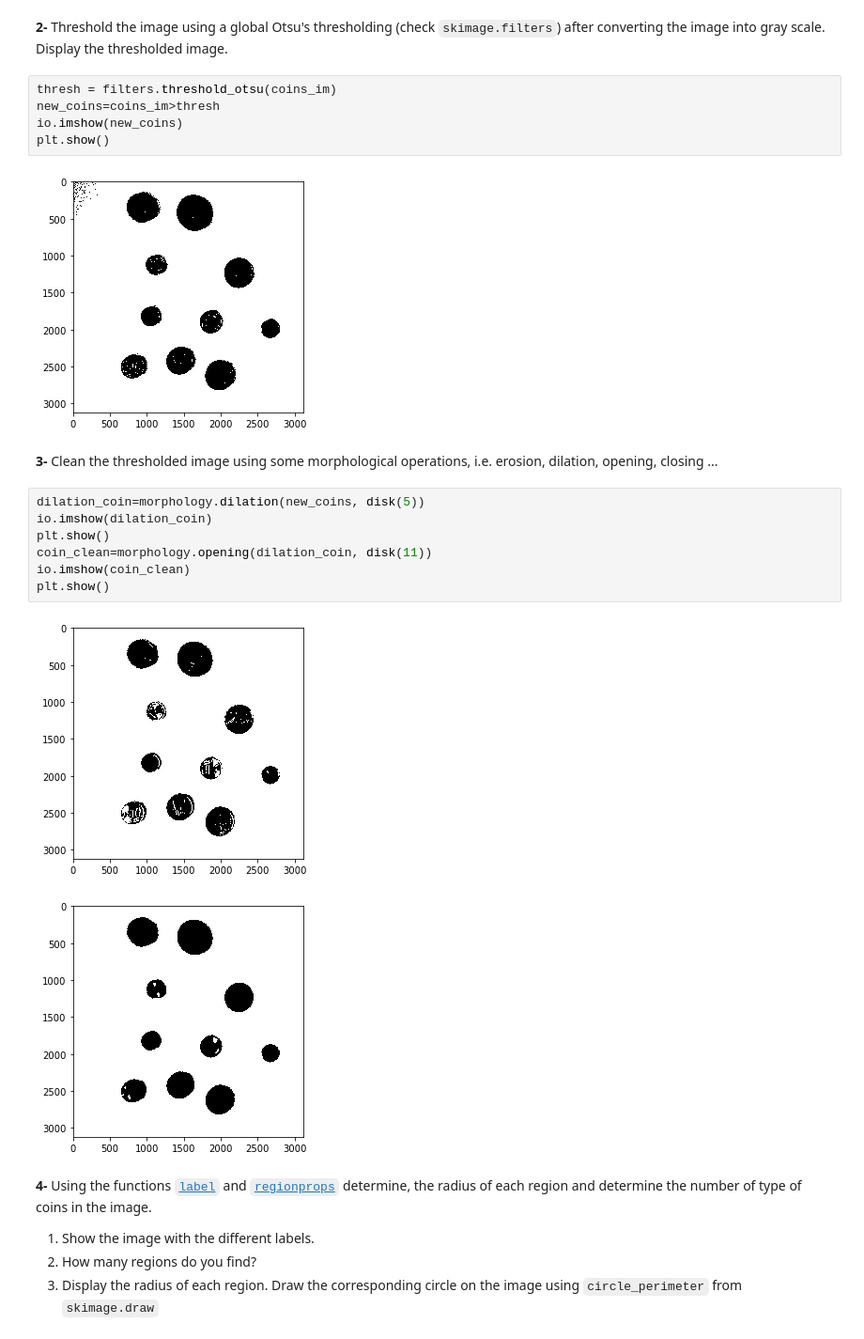
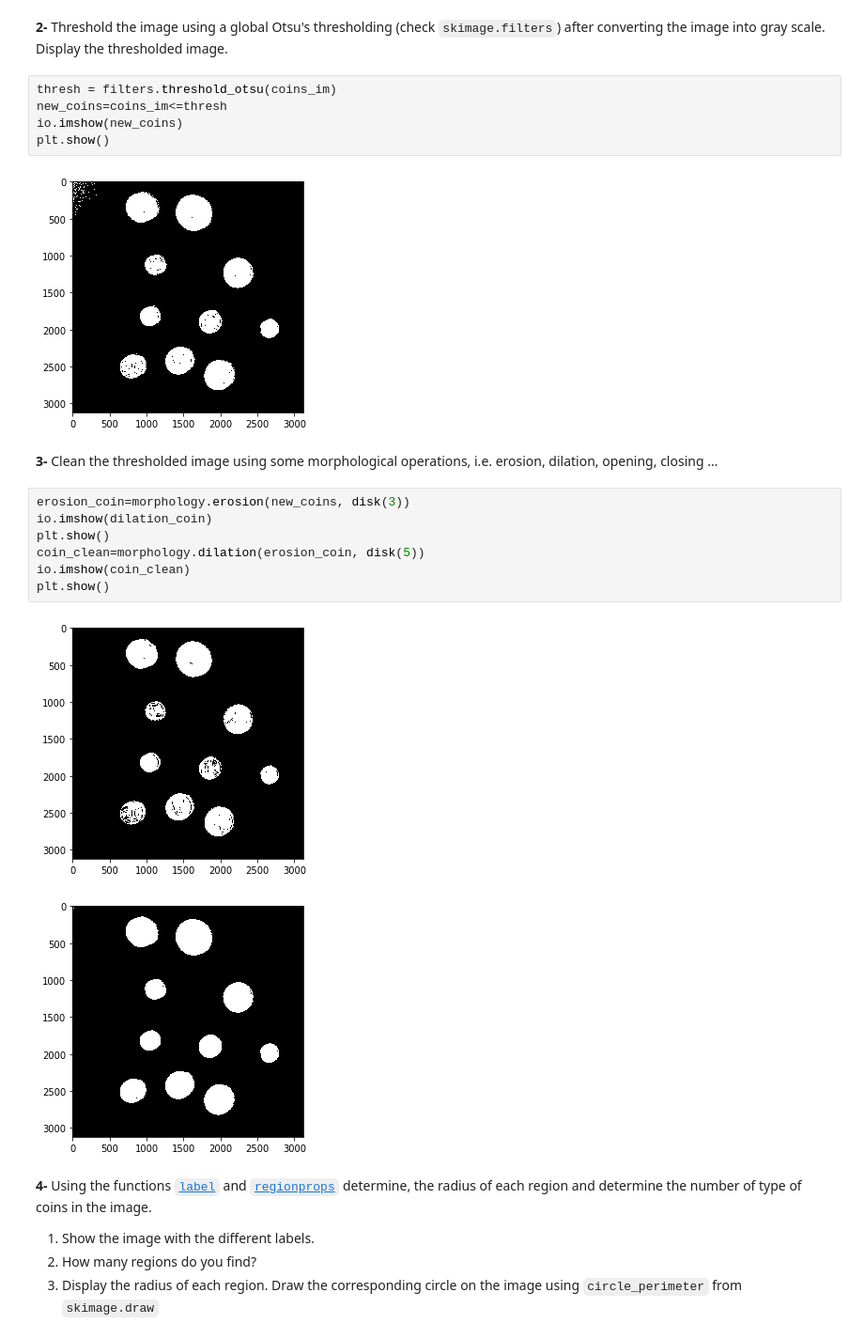
Before and after one commit to lavsen25/B31XB-IIP-TP-1718, a Jupyter notebook: 5-morpho-segmentation/5-morpho-segmentation.ipynb, the cells around one changed output. Shown: that part at 94% size. Cells and saved outputs as stored; diff of their text form.

```diff
--- a/5-morpho-segmentation/5-morpho-segmentation.ipynb
+++ b/5-morpho-segmentation/5-morpho-segmentation.ipynb
@@ -119,23 +119,23 @@ plt.show()
 **2-** Threshold the image using a global Otsu's thresholding (check `skimage.filters`) after converting the image into gray scale. Display the thresholded image.
 # %%
 thresh = filters.threshold_otsu(coins_im)
-new_coins=coins_im>thresh
+new_coins=coins_im<=thresh
 io.imshow(new_coins)
 plt.show()
 # %% [output]
-[figure, old version]
+[figure, new version]
 # %% [markdown]
 **3-** Clean the  thresholded image using some morphological operations, i.e. erosion, dilation, opening, closing ...
 # %%
-dilation_coin=morphology.dilation(new_coins, disk(5))
+erosion_coin=morphology.erosion(new_coins, disk(3))
 io.imshow(dilation_coin)
 plt.show()
-coin_clean=morphology.opening(dilation_coin, disk(11))
+coin_clean=morphology.dilation(erosion_coin, disk(5))
 io.imshow(coin_clean)
 plt.show()
 # %% [output]
-[figure, old version]
+[figure, new version]
-[figure, old version]
+[figure, new version]
 # %% [markdown]
 **4-** Using the functions [`label`](http://scikit-image.org/docs/stable/api/skimage.measure.html#skimage.measure.label) and [`regionprops`](http://scikit-image.org/docs/stable/api/skimage.measure.html#skimage.measure.regionprops) determine, the radius of each region and determine the number of type of coins in the image.
 
```
Also changed, not shown: parts of 8 cells of this notebook.
